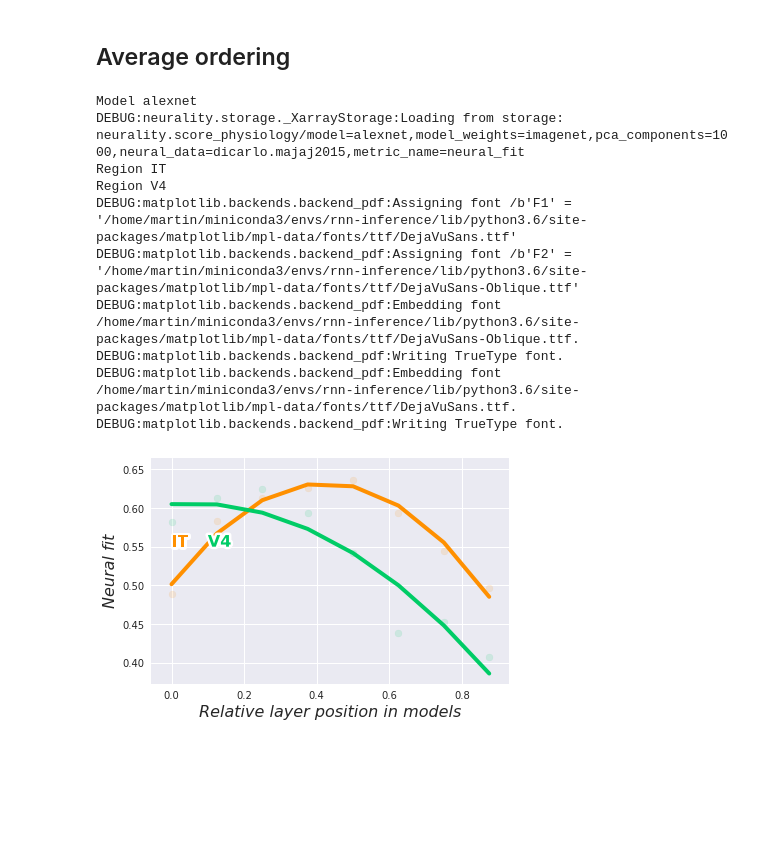
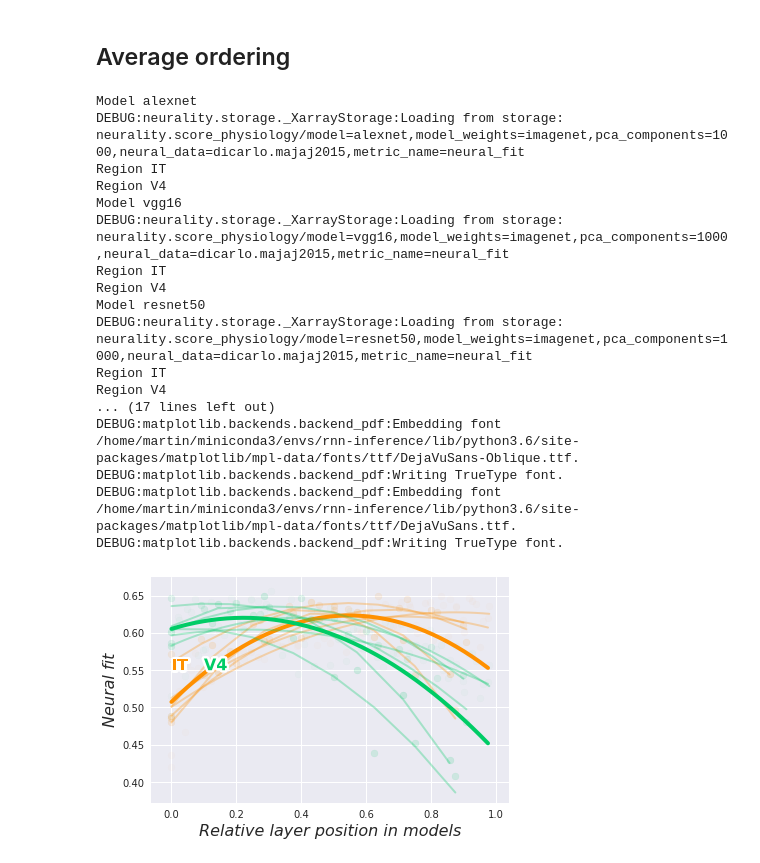
Before and after one commit to brain-score/candidate_models, a Jupyter notebook: results/layerfit.ipynb, the cells around one changed output. Cells and saved outputs as stored; diff of their text form; code cells hidden in the pictures; blank space fills up the shorter version.

```diff
--- a/results/layerfit.ipynb
+++ b/results/layerfit.ipynb
@@ -10,5 +10,7 @@ from matplotlib import pyplot
 sys.path.insert(0, '../mkgu/')
 
 logging.basicConfig(stream=sys.stdout, level=logging.getLevelName("DEBUG"))
+
+models = ['alexnet', 'vgg16', 'resnet50', 'inception_v3', 'squeezenet', 'densenet']
 # %% [output]
 DEBUG:matplotlib.backends:backend module://ipykernel.pylab.backend_inline version unknown
@@ -31,18 +58,26 @@ DEBUG:matplotlib.backends.backend_pdf:Writing TrueType font.
 ## Average ordering
 # %%
 from neurality.plot.layerfit import plot_average_layer_ordering
+from matplotlib import pyplot
 
-plot_average_layer_ordering(['alexnet'])
+plot_average_layer_ordering(models)
 pyplot.savefig('results/layer-ordering.pdf')
 # %% [output]
 Model alexnet
 DEBUG:neurality.storage._XarrayStorage:Loading from storage: neurality.score_physiology/model=alexnet,model_weights=imagenet,pca_components=1000,neural_data=dicarlo.majaj2015,metric_name=neural_fit
 Region IT
 Region V4
-DEBUG:matplotlib.backends.backend_pdf:Assigning font /b'F1' = '/home/martin/miniconda3/envs/rnn-inference/lib/python3.6/site-packages/matplotlib/mpl-data/fonts/ttf/DejaVuSans.ttf'
-DEBUG:matplotlib.backends.backend_pdf:Assigning font /b'F2' = '/home/martin/miniconda3/envs/rnn-inference/lib/python3.6/site-packages/matplotlib/mpl-data/fonts/ttf/DejaVuSans-Oblique.ttf'
+Model vgg16
+DEBUG:neurality.storage._XarrayStorage:Loading from storage: neurality.score_physiology/model=vgg16,model_weights=imagenet,pca_components=1000,neural_data=dicarlo.majaj2015,metric_name=neural_fit
+Region IT
+Region V4
+Model resnet50
+DEBUG:neurality.storage._XarrayStorage:Loading from storage: neurality.score_physiology/model=resnet50,model_weights=imagenet,pca_components=1000,neural_data=dicarlo.majaj2015,metric_name=neural_fit
+Region IT
+Region V4
+... (17 lines left out)
 DEBUG:matplotlib.backends.backend_pdf:Embedding font /home/martin/miniconda3/envs/rnn-inference/lib/python3.6/site-packages/matplotlib/mpl-data/fonts/ttf/DejaVuSans-Oblique.ttf.
 DEBUG:matplotlib.backends.backend_pdf:Writing TrueType font.
 DEBUG:matplotlib.backends.backend_pdf:Embedding font /home/martin/miniconda3/envs/rnn-inference/lib/python3.6/site-packages/matplotlib/mpl-data/fonts/ttf/DejaVuSans.ttf.
 DEBUG:matplotlib.backends.backend_pdf:Writing TrueType font.
-[figure, old version]
+[figure, new version]
```
Also changed, not shown: parts of 2 cells of this notebook.
